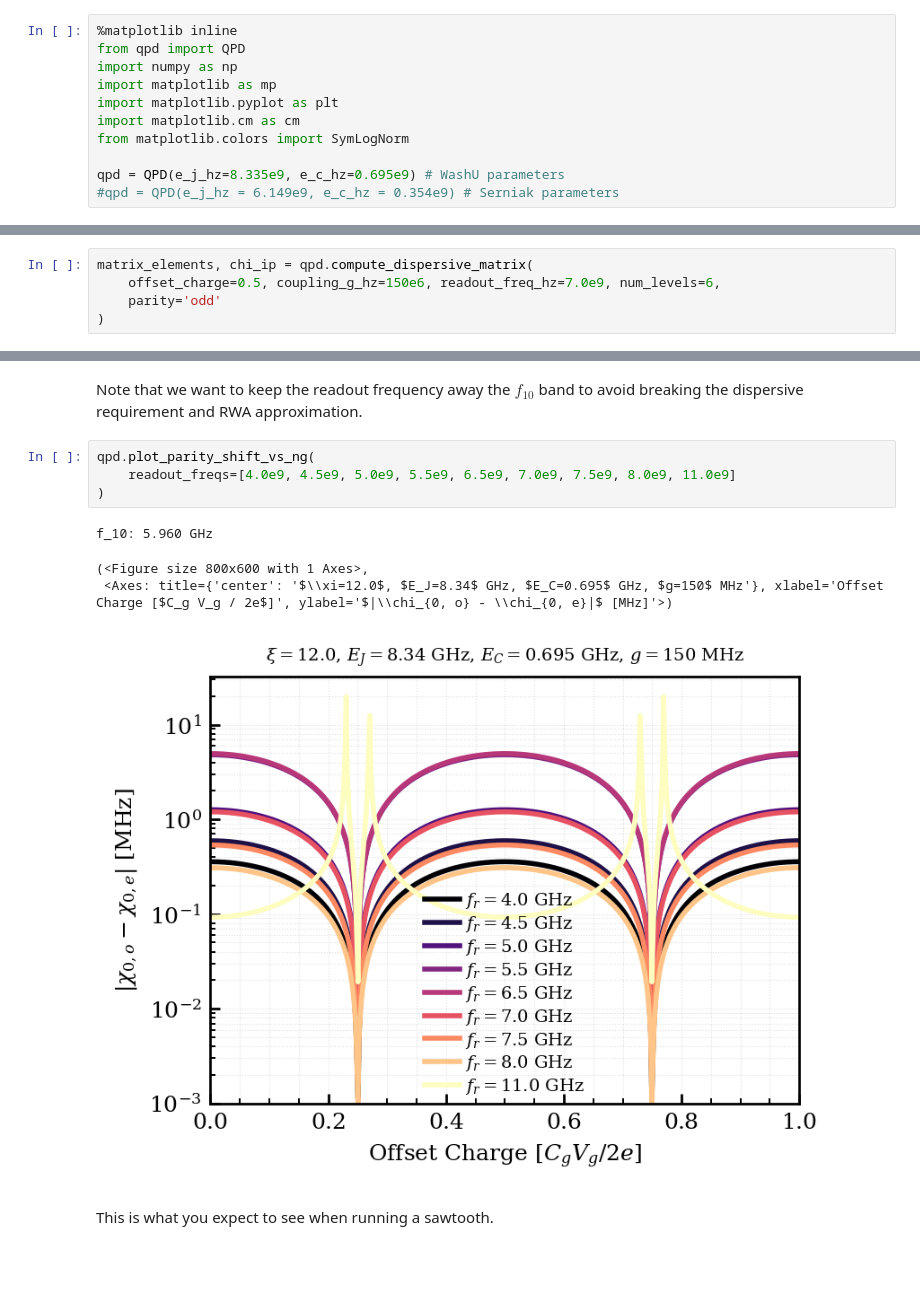
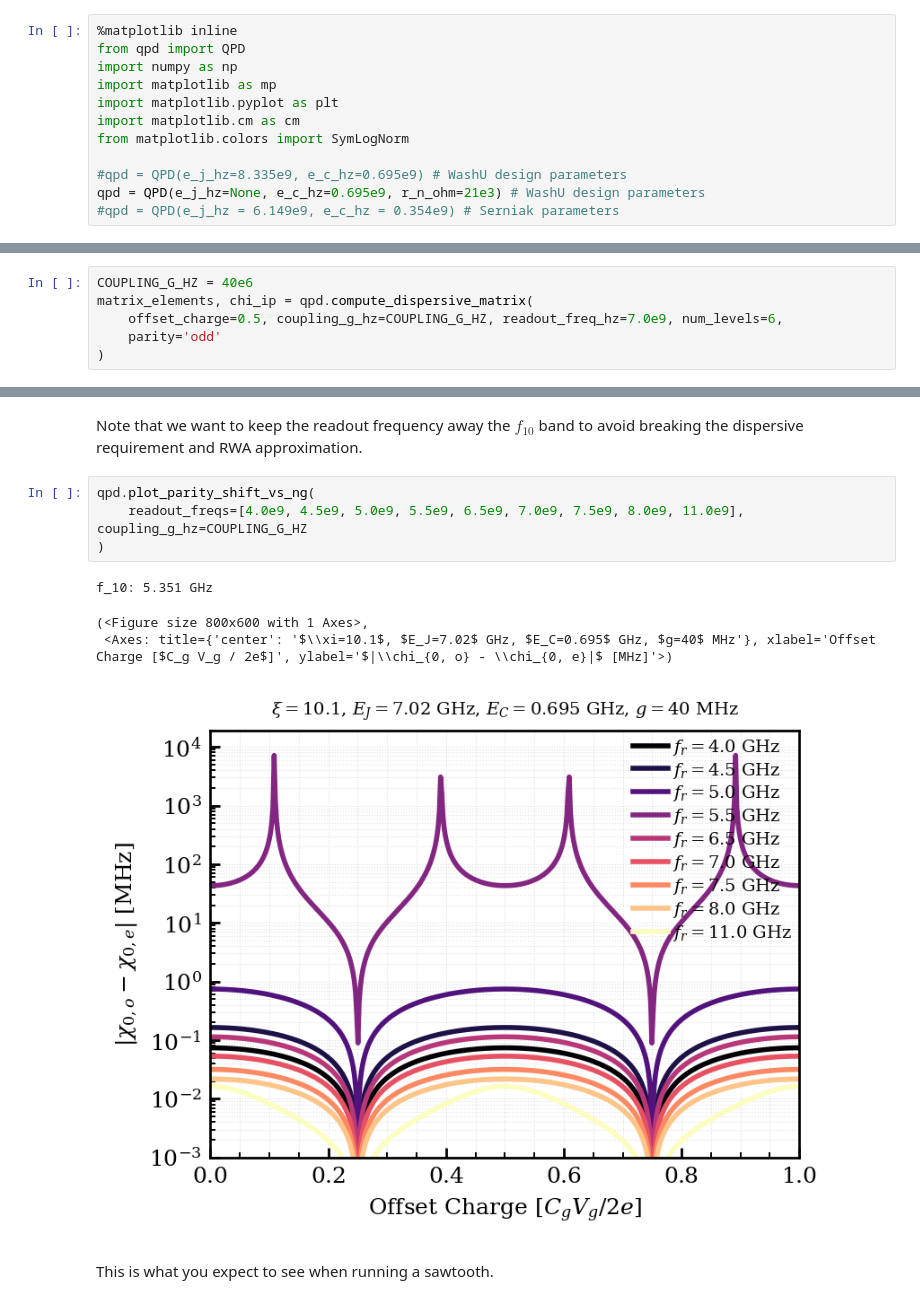
Before and after one commit to WashU-Astroparticle-Lab/qpd, a Jupyter notebook: notebooks/qpd.ipynb, the cells around one changed output, grey strips where cells are left out. Drawn from its saved outputs; the diff is of its cells as text; blank space fills up the shorter version.

```diff
--- a/notebooks/qpd.ipynb
+++ b/notebooks/qpd.ipynb
@@ -7,7 +7,8 @@ import matplotlib.pyplot as plt
 import matplotlib.cm as cm
 from matplotlib.colors import SymLogNorm
 
-qpd = QPD(e_j_hz=8.335e9, e_c_hz=0.695e9) # WashU parameters
+#qpd = QPD(e_j_hz=8.335e9, e_c_hz=0.695e9) # WashU design parameters
+qpd = QPD(e_j_hz=None, e_c_hz=0.695e9, r_n_ohm=21e3) # WashU design parameters
 #qpd = QPD(e_j_hz = 6.149e9, e_c_hz = 0.354e9) # Serniak parameters
 # %% [markdown]
 # Step-by-step Calculation
@@ -128,8 +117,9 @@ $$
 # %% [markdown]
 where the matrix element $\langle j, p| \hat{n}| i, p\rangle$ is computed by:
 # %%
+COUPLING_G_HZ = 40e6
 matrix_elements, chi_ip = qpd.compute_dispersive_matrix(
-    offset_charge=0.5, coupling_g_hz=150e6, readout_freq_hz=7.0e9, num_levels=6,
+    offset_charge=0.5, coupling_g_hz=COUPLING_G_HZ, readout_freq_hz=7.0e9, num_levels=6,
     parity='odd'
 )
 # %%
@@ -185,13 +175,13 @@ Resonator frequency: 7.00 GHz
 Note that we want to keep the readout frequency away the $f_{10}$ band to avoid breaking the dispersive requirement and RWA approximation.
 # %%
 qpd.plot_parity_shift_vs_ng(
-    readout_freqs=[4.0e9, 4.5e9, 5.0e9, 5.5e9, 6.5e9, 7.0e9, 7.5e9, 8.0e9, 11.0e9]
+    readout_freqs=[4.0e9, 4.5e9, 5.0e9, 5.5e9, 6.5e9, 7.0e9, 7.5e9, 8.0e9, 11.0e9], coupling_g_hz=COUPLING_G_HZ
 )
 # %% [output]
-f_10: 5.960 GHz
+f_10: 5.351 GHz
 (<Figure size 800x600 with 1 Axes>,
- <Axes: title={'center': '$\\xi=12.0$, $E_J=8.34$ GHz, $E_C=0.695$ GHz, $g=150$ MHz'}, xlabel='Offset Charge [$C_g V_g / 2e$]', ylabel='$|\\chi_{0, o} - \\chi_{0, e}|$ [MHz]'>)
+ <Axes: title={'center': '$\\xi=10.1$, $E_J=7.02$ GHz, $E_C=0.695$ GHz, $g=40$ MHz'}, xlabel='Offset Charge [$C_g V_g / 2e$]', ylabel='$|\\chi_{0, o} - \\chi_{0, e}|$ [MHz]'>)
-[figure, old version]
+[figure, new version]
 # %% [markdown]
 This is what you expect to see when running a sawtooth.
 # %% [markdown]
```
Also changed, not shown: parts of 8 cells of this notebook, 2 other files.
